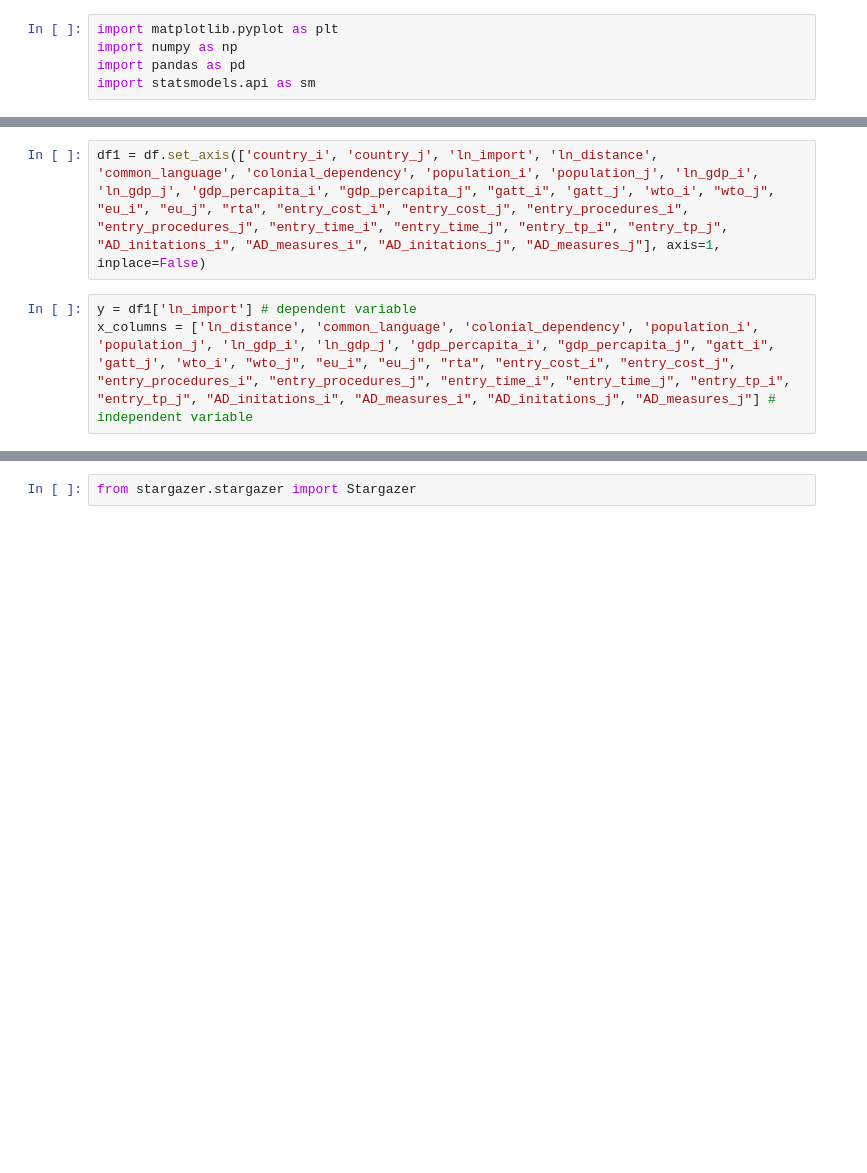
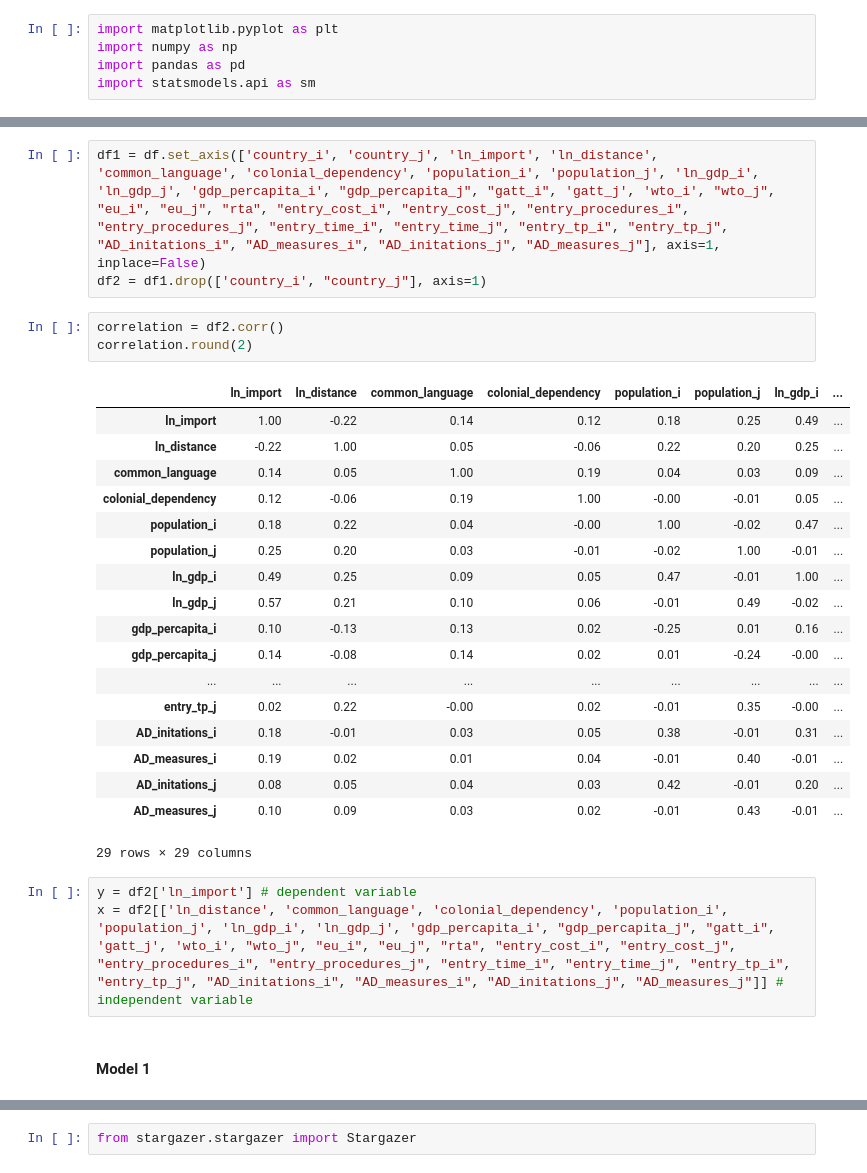
Before and after one commit to ajedrych/gravity-model, a Jupyter notebook: gravmodel_more.ipynb, the cells around one changed output, grey strips where cells are left out. Saved outputs shown, nothing was run; the diff lists cells and outputs as text; blank space fills up the shorter version.

```diff
--- a/gravmodel_more.ipynb
+++ b/gravmodel_more.ipynb
@@ -15,5 +15,30 @@ print(columns)
 # %%
 df1 = df.set_axis(['country_i', 'country_j', 'ln_import', 'ln_distance', 'common_language', 'colonial_dependency', 'population_i', 'population_j', 'ln_gdp_i', 'ln_gdp_j', 'gdp_percapita_i', "gdp_percapita_j", "gatt_i", 'gatt_j', 'wto_i', "wto_j", "eu_i", "eu_j", "rta", "entry_cost_i", "entry_cost_j", "entry_procedures_i", "entry_procedures_j", "entry_time_i", "entry_time_j", "entry_tp_i", "entry_tp_j", "AD_initations_i", "AD_measures_i", "AD_initations_j", "AD_measures_j"], axis=1, inplace=False)
+df2 = df1.drop(['country_i', "country_j"], axis=1)
+# %%
+correlation = df2.corr()
+correlation.round(2)
+# %% [output]
+|  | ln_import | ln_distance | common_language | colonial_dependency | population_i | population_j | ln_gdp_i | ... |
+| ln_import | 1.00 | -0.22 | 0.14 | 0.12 | 0.18 | 0.25 | 0.49 | ... |
+| ln_distance | -0.22 | 1.00 | 0.05 | -0.06 | 0.22 | 0.20 | 0.25 | ... |
+| common_language | 0.14 | 0.05 | 1.00 | 0.19 | 0.04 | 0.03 | 0.09 | ... |
+| colonial_dependency | 0.12 | -0.06 | 0.19 | 1.00 | -0.00 | -0.01 | 0.05 | ... |
+| population_i | 0.18 | 0.22 | 0.04 | -0.00 | 1.00 | -0.02 | 0.47 | ... |
+| population_j | 0.25 | 0.20 | 0.03 | -0.01 | -0.02 | 1.00 | -0.01 | ... |
+| ln_gdp_i | 0.49 | 0.25 | 0.09 | 0.05 | 0.47 | -0.01 | 1.00 | ... |
+| ln_gdp_j | 0.57 | 0.21 | 0.10 | 0.06 | -0.01 | 0.49 | -0.02 | ... |
+| gdp_percapita_i | 0.10 | -0.13 | 0.13 | 0.02 | -0.25 | 0.01 | 0.16 | ... |
+| gdp_percapita_j | 0.14 | -0.08 | 0.14 | 0.02 | 0.01 | -0.24 | -0.00 | ... |
+| ... | ... | ... | ... | ... | ... | ... | ... | ... |
+| entry_tp_j | 0.02 | 0.22 | -0.00 | 0.02 | -0.01 | 0.35 | -0.00 | ... |
+| AD_initations_i | 0.18 | -0.01 | 0.03 | 0.05 | 0.38 | -0.01 | 0.31 | ... |
+| AD_measures_i | 0.19 | 0.02 | 0.01 | 0.04 | -0.01 | 0.40 | -0.01 | ... |
+| AD_initations_j | 0.08 | 0.05 | 0.04 | 0.03 | 0.42 | -0.01 | 0.20 | ... |
+| AD_measures_j | 0.10 | 0.09 | 0.03 | 0.02 | -0.01 | 0.43 | -0.01 | ... |
+29 rows × 29 columns
 # %%
-y = df1['ln_import'] # dependent variable
-x_columns = ['ln_distance', 'common_language', 'colonial_dependency', 'population_i', 'population_j', 'ln_gdp_i', 'ln_gdp_j', 'gdp_percapita_i', "gdp_percapita_j", "gatt_i", 'gatt_j', 'wto_i', "wto_j", "eu_i", "eu_j", "rta", "entry_cost_i", "entry_cost_j", "entry_procedures_i", "entry_procedures_j", "entry_time_i", "entry_time_j", "entry_tp_i", "entry_tp_j", "AD_initations_i", "AD_measures_i", "AD_initations_j", "AD_measures_j"] # independent variable
+y = df2['ln_import'] # dependent variable
+x = df2[['ln_distance', 'common_language', 'colonial_dependency', 'population_i', 'population_j', 'ln_gdp_i', 'ln_gdp_j', 'gdp_percapita_i', "gdp_percapita_j", "gatt_i", 'gatt_j', 'wto_i', "wto_j", "eu_i", "eu_j", "rta", "entry_cost_i", "entry_cost_j", "entry_procedures_i", "entry_procedures_j", "entry_time_i", "entry_time_j", "entry_tp_i", "entry_tp_j", "AD_initations_i", "AD_measures_i", "AD_initations_j", "AD_measures_j"]] # independent variable
+# %% [markdown]
+#### Model 1
```
Also changed, not shown: parts of 20 cells of this notebook, 2 other files.
